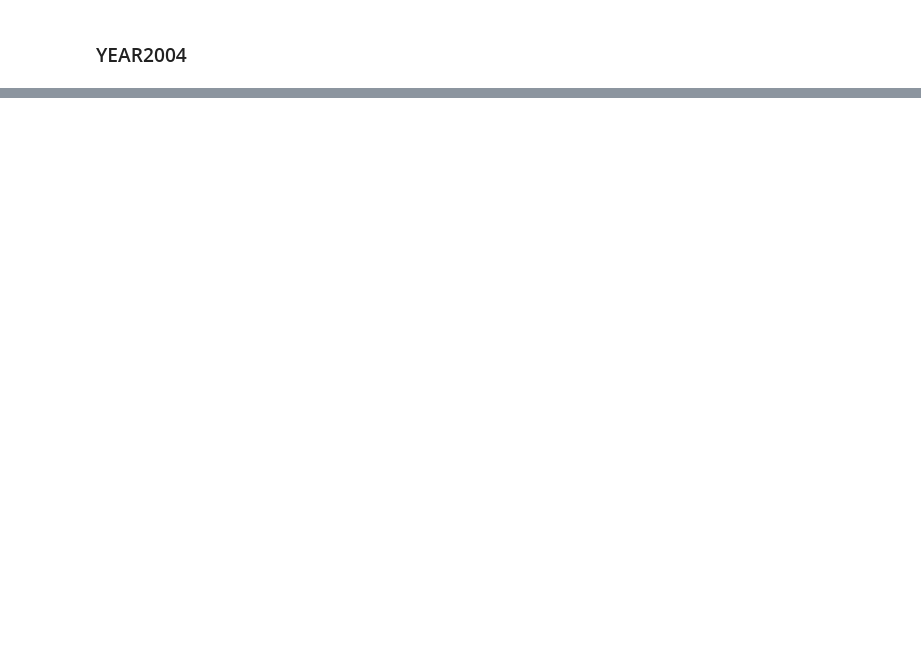
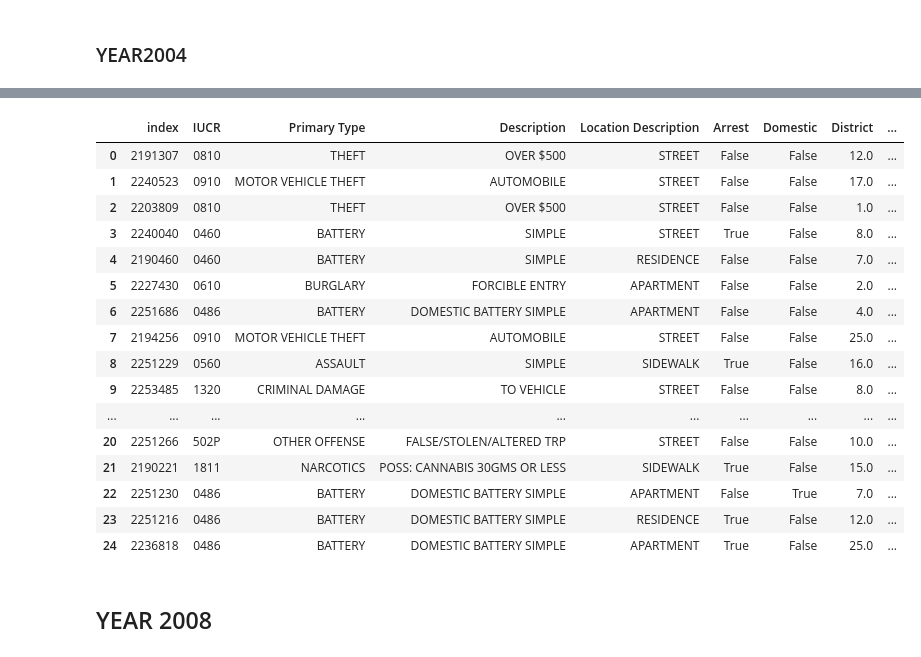
Before and after one commit to jyun38/Unsupervised-MachineLearning, a Jupyter notebook: finalProject/Clustering.ipynb, the cells around one changed output, grey strips where cells are left out. Saved outputs shown, nothing was run; the diff lists cells and outputs as text; code cells hidden in the pictures; blank space fills up the shorter version.

```diff
--- a/finalProject/Clustering.ipynb
+++ b/finalProject/Clustering.ipynb
@@ -1037,0 +2324,2 @@ Name: Year, dtype: int64
+# %%
+year2007 = year2007.reset_index()
@@ -1037,0 +2409,2 @@ Name: Year, dtype: int64
+# %%
+clusters2007_25 = km_25.fit_predict(year2007)
@@ -1037,0 +2437,4 @@ Name: Year, dtype: int64
+# %%
+year2007_25clusterCentroids = pd.DataFrame(km_25.cluster_centroids_)
+# %%
+year2007_25clusterCentroids.columns = year2007.columns
@@ -1037,0 +2443,22 @@ Name: Year, dtype: int64
+# %%
+year2007_25clusterCentroids
+# %% [output]
+|  | index | IUCR | Primary Type | Description | Location Description | Arrest | Domestic | District | ... |
+| 0 | 2191307 | 0810 | THEFT | OVER $500 | STREET | False | False | 12.0 | ... |
+| 1 | 2240523 | 0910 | MOTOR VEHICLE THEFT | AUTOMOBILE | STREET | False | False | 17.0 | ... |
+| 2 | 2203809 | 0810 | THEFT | OVER $500 | STREET | False | False | 1.0 | ... |
+| 3 | 2240040 | 0460 | BATTERY | SIMPLE | STREET | True | False | 8.0 | ... |
+| 4 | 2190460 | 0460 | BATTERY | SIMPLE | RESIDENCE | False | False | 7.0 | ... |
+| 5 | 2227430 | 0610 | BURGLARY | FORCIBLE ENTRY | APARTMENT | False | False | 2.0 | ... |
+| 6 | 2251686 | 0486 | BATTERY | DOMESTIC BATTERY SIMPLE | APARTMENT | False | False | 4.0 | ... |
+| 7 | 2194256 | 0910 | MOTOR VEHICLE THEFT | AUTOMOBILE | STREET | False | False | 25.0 | ... |
+| 8 | 2251229 | 0560 | ASSAULT | SIMPLE | SIDEWALK | True | False | 16.0 | ... |
+| 9 | 2253485 | 1320 | CRIMINAL DAMAGE | TO VEHICLE | STREET | False | False | 8.0 | ... |
+| ... | ... | ... | ... | ... | ... | ... | ... | ... | ... |
+| 20 | 2251266 | 502P | OTHER OFFENSE | FALSE/STOLEN/ALTERED TRP | STREET | False | False | 10.0 | ... |
+| 21 | 2190221 | 1811 | NARCOTICS | POSS: CANNABIS 30GMS OR LESS | SIDEWALK | True | False | 15.0 | ... |
+| 22 | 2251230 | 0486 | BATTERY | DOMESTIC BATTERY SIMPLE | APARTMENT | False | True | 7.0 | ... |
+| 23 | 2251216 | 0486 | BATTERY | DOMESTIC BATTERY SIMPLE | RESIDENCE | True | False | 12.0 | ... |
+| 24 | 2236818 | 0486 | BATTERY | DOMESTIC BATTERY SIMPLE | APARTMENT | True | False | 25.0 | ... |
+# %% [markdown]
+## YEAR 2008
```
Also changed, not shown: parts of 360 cells of this notebook.
